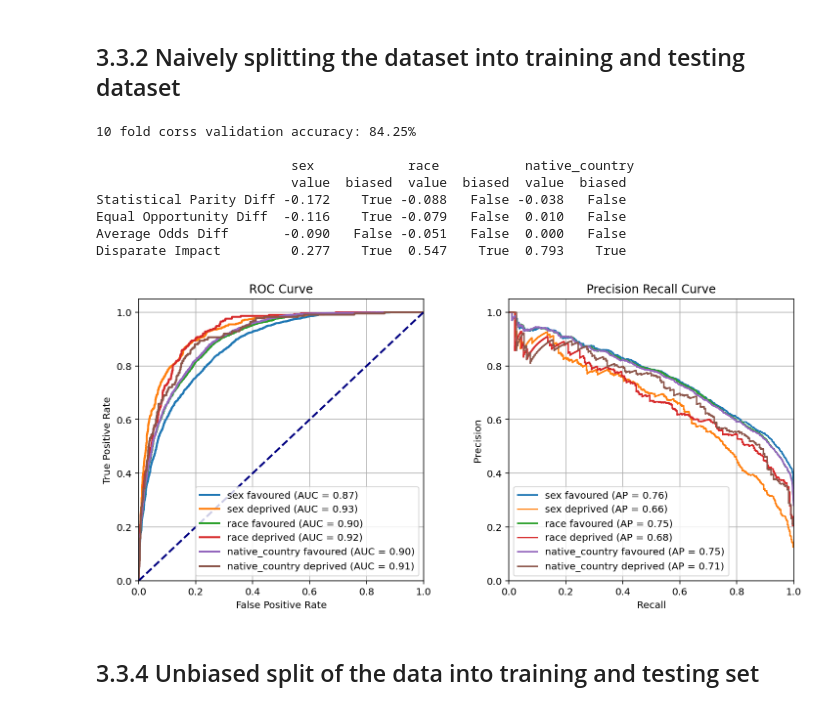
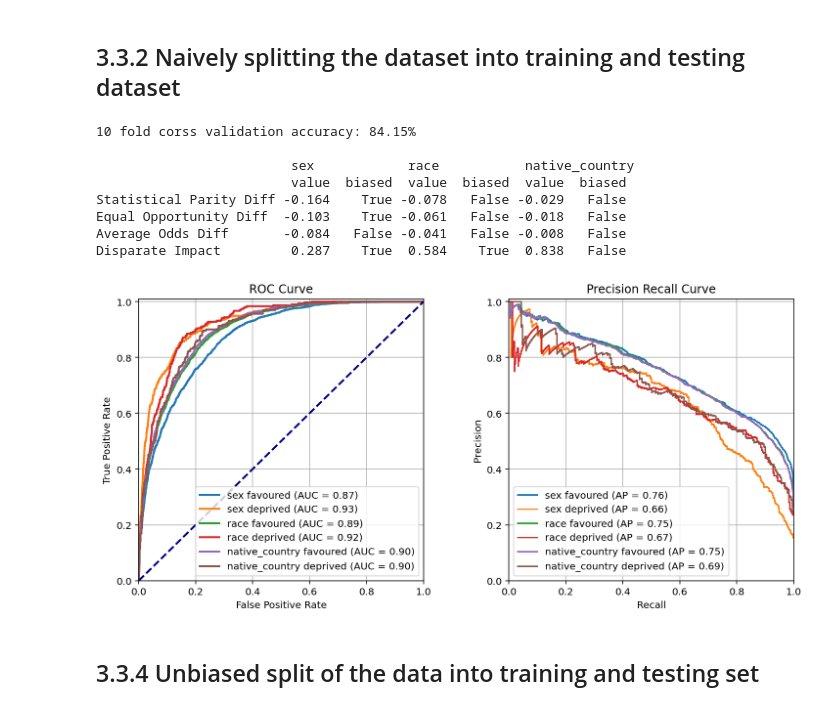
Before and after one commit to atharvat80/Bias-in-AI-CW-2020-21, a Jupyter notebook: coursework.ipynb, the cells around one changed output. Cells and saved outputs as stored; diff of their text form; code cells hidden in the pictures.

```diff
--- a/coursework.ipynb
+++ b/coursework.ipynb
@@ -121,7 +121,7 @@ def check_bias(model, X_test, y_test, features, exclude_cols=[]):
                     label=f'{feature} {"favoured" if i == 1 else "deprived"} (AUC = %0.2f)'%roc_auc)
     plt.plot([0, 1], [0, 1], color='navy', lw=2, linestyle='--')
     plt.xlim([0.0, 1.0])
-    plt.ylim([0.0, 1.05])
+    plt.ylim([0.0, 1.01])
     plt.xlabel('False Positive Rate')
     plt.ylabel('True Positive Rate')
     plt.title('ROC Curve')
@@ -142,7 +142,7 @@ def check_bias(model, X_test, y_test, features, exclude_cols=[]):
         # plt.fill_between(recall, precision, step='post', alpha=0.5, color='orange')
     plt.xlabel('Recall')
     plt.ylabel('Precision')
-    plt.ylim([0.0, 1.05])
+    plt.ylim([0.0, 1.01])
     plt.xlim([0.0, 1.0])
     plt.title('Precision Recall Curve')
     plt.legend(legend)
@@ -399,20 +399,19 @@ data
 # %% [markdown]
 ## 3.3.2 Naively splitting the dataset into training and testing dataset
 # %%
-X_train, X_test, y_train, y_test = train_test_split(X, y, test_size=0.3, stratify=y, shuffle=True,
-                                                    random_state=42)
+X_train, X_test, y_train, y_test = train_test_split(X, y, test_size=0.3, stratify=y)
 clf_naive = train(X_train, y_train, X_test, y_test)
 check_bias(clf_naive, X_test, y_test, ["sex", "race", "native_country"])
 # %% [output]
-10 fold corss validation accuracy: 84.25%
+10 fold corss validation accuracy: 84.15%
 
                          sex            race           native_country
                          value  biased  value  biased  value  biased
-Statistical Parity Diff -0.172    True -0.088   False -0.038   False
-Equal Opportunity Diff  -0.116    True -0.079   False  0.010   False
-Average Odds Diff       -0.090   False -0.051   False  0.000   False
-Disparate Impact         0.277    True  0.547    True  0.793    True
+Statistical Parity Diff -0.164    True -0.078   False -0.029   False
+Equal Opportunity Diff  -0.103    True -0.061   False -0.018   False
+Average Odds Diff       -0.084   False -0.041   False -0.008   False
+Disparate Impact         0.287    True  0.584    True  0.838   False
-[figure, old version]
+[figure, new version]
 # %% [markdown]
 ## 3.3.4 Unbiased split of the data into training and testing set
 # %%
```
Also changed, not shown: parts of 8 cells of this notebook.
